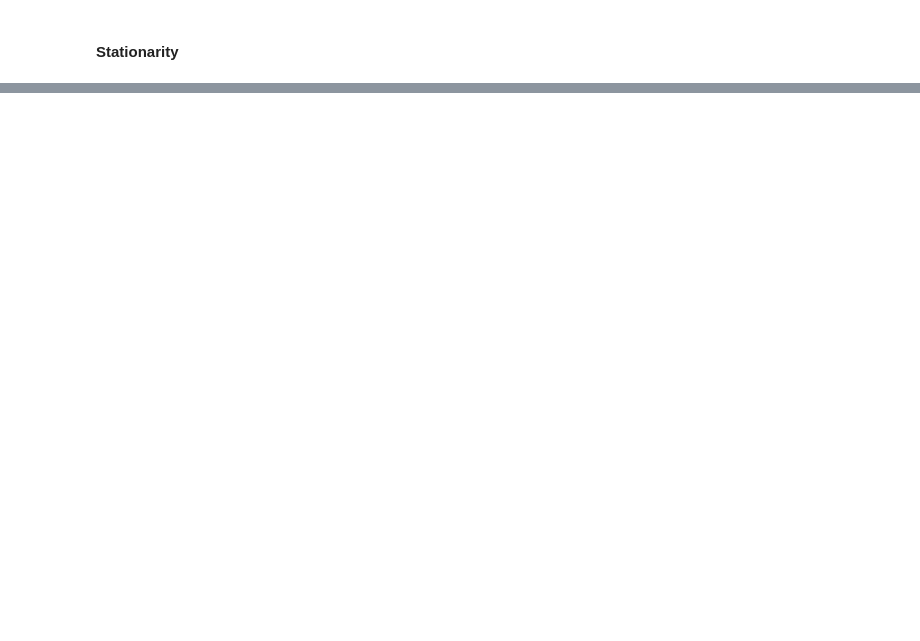
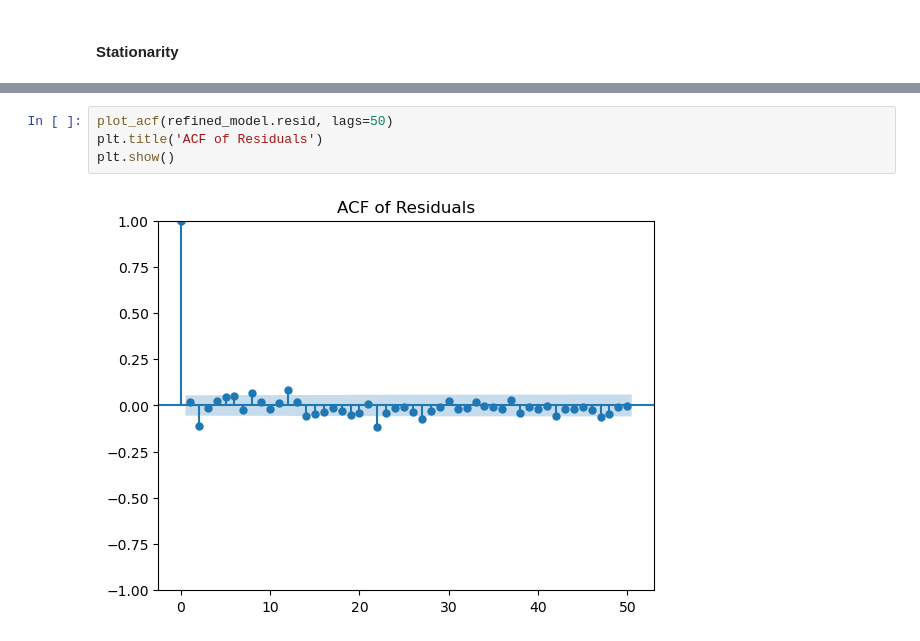
Before and after one commit to becca-pina/Data-Mining-and-Machine-Learning-Project, a Jupyter notebook: x23446786.ipynb, the cells around one changed output, grey strips where cells are left out. Drawn from its saved outputs; the diff is of its cells as text; blank space fills up the shorter version.

```diff
--- a/x23446786.ipynb
+++ b/x23446786.ipynb
@@ -304,0 +348,6 @@ Name: count, dtype: int64
+# %%
+plot_acf(refined_model.resid, lags=50)
+plt.title('ACF of Residuals')
+plt.show()
+# %% [output]
+[figure, added]
```
Also changed, not shown: parts of 36 cells of this notebook.
